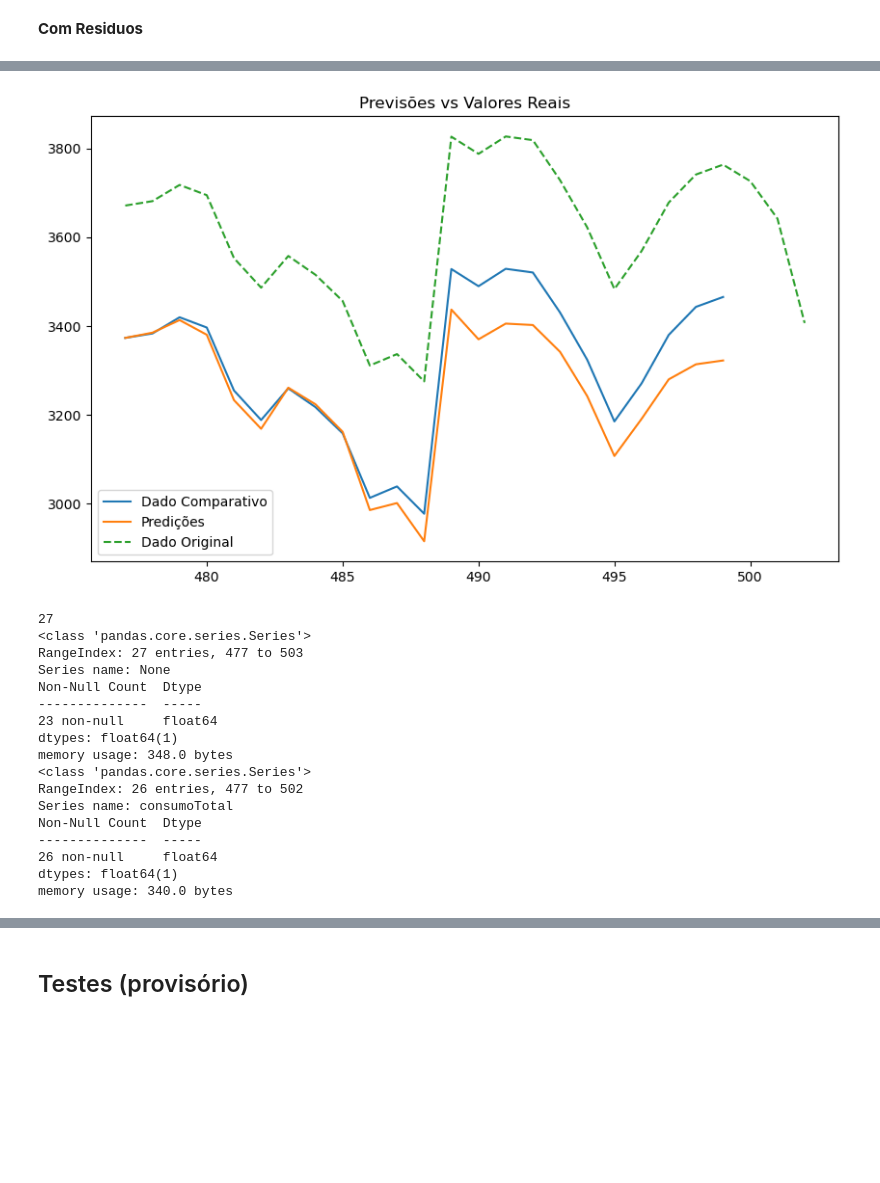
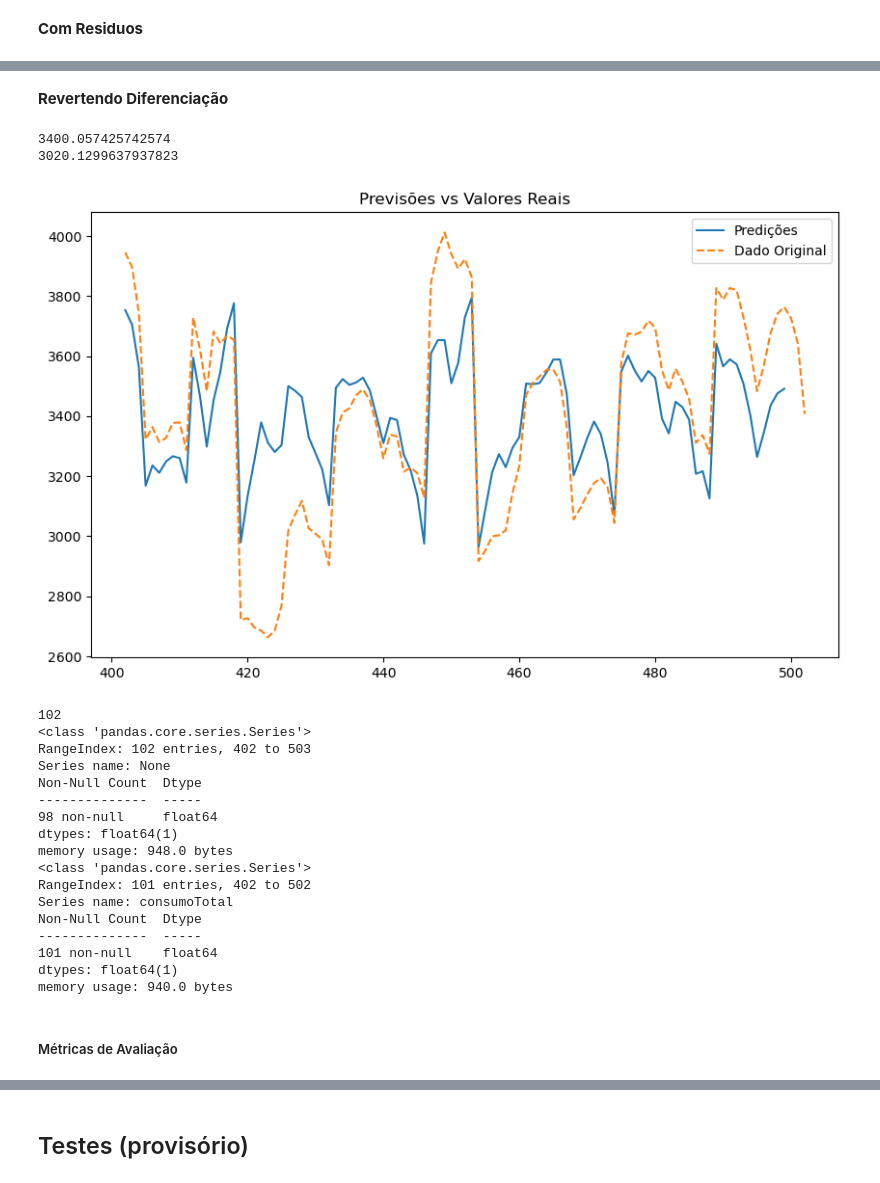
Before and after one commit to Elizetaa/Otimizacao-de-Gas-com-Neuro-Evolucao, a Jupyter notebook: modeloEstatistico.ipynb, the cells around one changed output, grey strips where cells are left out. Drawn from its saved outputs; the diff is of its cells as text; code cells hidden in the pictures; blank space fills up the shorter version.

```diff
--- a/main.ipynb
+++ b/modeloEstatistico.ipynb
@@ -605,12 +542,12 @@ plt.show()
 # %% [markdown]
 **Sem Residuos**
 # %%
-trainSize = int(len(dataWithoutResid)*0.95)
+trainSize = int(len(dataWithoutResid)*0.8)
 trainData = dataWithoutResid[:trainSize]
 comparissonData = dataWithoutResid[trainSize:]
 
 modelo = SARIMAX(trainData, order=(3,1,3), seasonal_order=(2,1,2,7))
-modeloSarima = modelo.fit(disp=False)
+modeloSarima = modelo.fit()
 
 predicao = modeloSarima.forecast(steps=len(comparissonData))
 
@@ -672,41 +615,53 @@ plt.show()
+# %% [markdown]
+**Revertendo Diferenciação**
 # %%
 revertDiffComp = np.cumsum(revertStandartComp)
 revertDiffPredicao = np.cumsum(revertStandartPredicao)
 
 revertDiffPredicao = ValorInicialData + np.insert(revertDiffPredicao, 0, 0)
 revertDiffComp = ValorInicialData + np.insert(revertDiffComp, 0, 0)
 
 revertDiffComp = pd.Series(revertDiffComp, index=range(trainSize, trainSize + len(revertDiffComp)))
 revertDiffPredicao = pd.Series(revertDiffPredicao, index=range(trainSize, trainSize + len(revertDiffPredicao)))
 
+dataParaComparativo = dataSet['consumoTotal'][trainSize:trainSize+len(revertDiffPredicao)]
+dataPredicaoTratada = revertDiffPredicao + (dataParaComparativo.mean() - revertDiffPredicao.mean())
+
+
+print(dataParaComparativo.mean())
+print(revertDiffPredicao.mean())
 
 plt.figure(figsize=(10, 6))
-plt.plot(revertDiffComp, label="Dado Comparativo")
-plt.plot(revertDiffPredicao, label="Predições")
-plt.plot(dataSet['consumoTotal'][trainSize:trainSize+len(revertDiffPredicao)], label="Dado Original", linestyle="--")
+# plt.plot(revertDiffPredicao, label="Predições")
+plt.plot(dataPredicaoTratada, label="Predições")
+plt.plot(dataParaComparativo, label="Dado Original", linestyle="--")
 plt.title("Previsões vs Valores Reais")
 plt.legend()
 plt.show()
 print(len(revertDiffPredicao))
 revertDiffComp.info()
 data[trainSize:].info()
 # %% [output]
+3400.057425742574
+3020.1299637937823
-[figure, old version]
+[figure, new version]
-27
-<class 'pandas.core.series.Series'>
-RangeIndex: 27 entries, 477 to 503
-Series name: None
-Non-Null Count  Dtype
---------------  -----
-23 non-null     float64
-dtypes: float64(1)
-memory usage: 348.0 bytes
-<class 'pandas.core.series.Series'>
-RangeIndex: 26 entries, 477 to 502
-Series name: consumoTotal
-Non-Null Count  Dtype
---------------  -----
-26 non-null     float64
-dtypes: float64(1)
-memory usage: 340.0 bytes
+102
+<class 'pandas.core.series.Series'>
+RangeIndex: 102 entries, 402 to 503
+Series name: None
+Non-Null Count  Dtype
+--------------  -----
+98 non-null     float64
+dtypes: float64(1)
+memory usage: 948.0 bytes
+<class 'pandas.core.series.Series'>
+RangeIndex: 101 entries, 402 to 502
+Series name: consumoTotal
+Non-Null Count  Dtype
+--------------  -----
+101 non-null    float64
+dtypes: float64(1)
+memory usage: 940.0 bytes
+# %% [markdown]
+##### Métricas de Avaliação
 # %%
```
Also changed, not shown: parts of 26 cells of this notebook.
